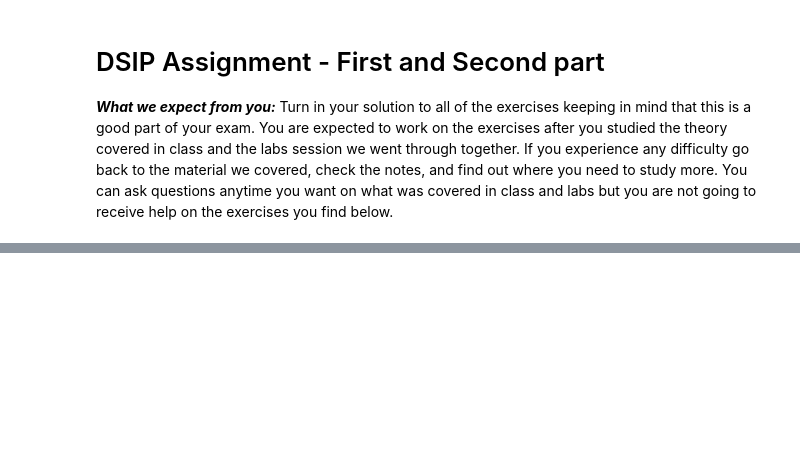
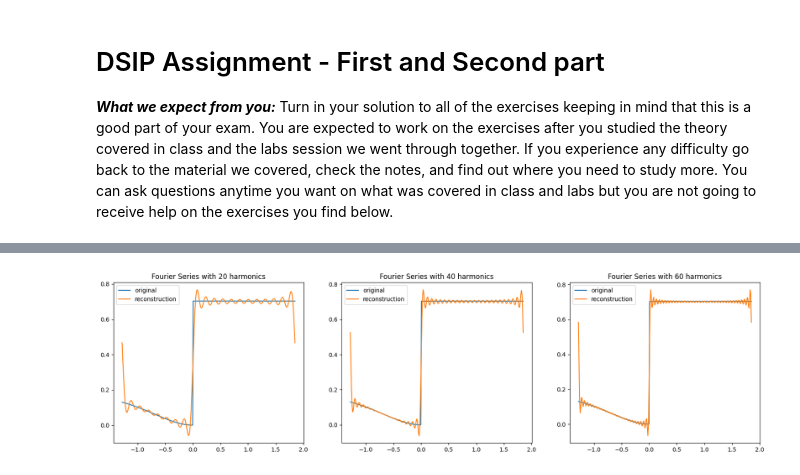
Before and after one commit to RayIci/DSIP-assignment, a Jupyter notebook: assignment_part_1_and_2.ipynb, the cells around one changed output, grey strips where cells are left out. Saved outputs shown, nothing was run; the diff lists cells and outputs as text; code cells hidden in the pictures; blank space fills up the shorter version.

```diff
--- a/assignment_part_1_and_2.ipynb
+++ b/assignment_part_1_and_2.ipynb
@@ -35,0 +137,28 @@ Comment the results you obtain, Gibbs phenomenon included, when using the first
+# %%
+series_20, _, _, _ = fseries(X, Y, 20)
+series_40, _, _, _ = fseries(X, Y, 40)
+series_60, _, _, _ = fseries(X, Y, 60)
+# %%
+plt.figure(figsize=(20, 5))
+
+plt.subplot(1, 3, 1)
+plt.title("Fourier Series with 20 harmonics")
+plt.plot(X, Y, label="original")
+plt.plot(X, series_20, label="reconstruction")
+plt.legend()
+
+plt.subplot(1, 3, 2)
+plt.title("Fourier Series with 40 harmonics")
+plt.plot(X, Y, label="original")
+plt.plot(X, series_40, label="reconstruction")
+plt.legend()
+
+plt.subplot(1, 3, 3)
+plt.title("Fourier Series with 60 harmonics")
+plt.plot(X, Y, label="original")
+plt.plot(X, series_60, label="reconstruction")
+plt.legend()
+
+plt.show()
+# %% [output]
+[figure, added]
```
Also changed, not shown: parts of 10 cells of this notebook.
